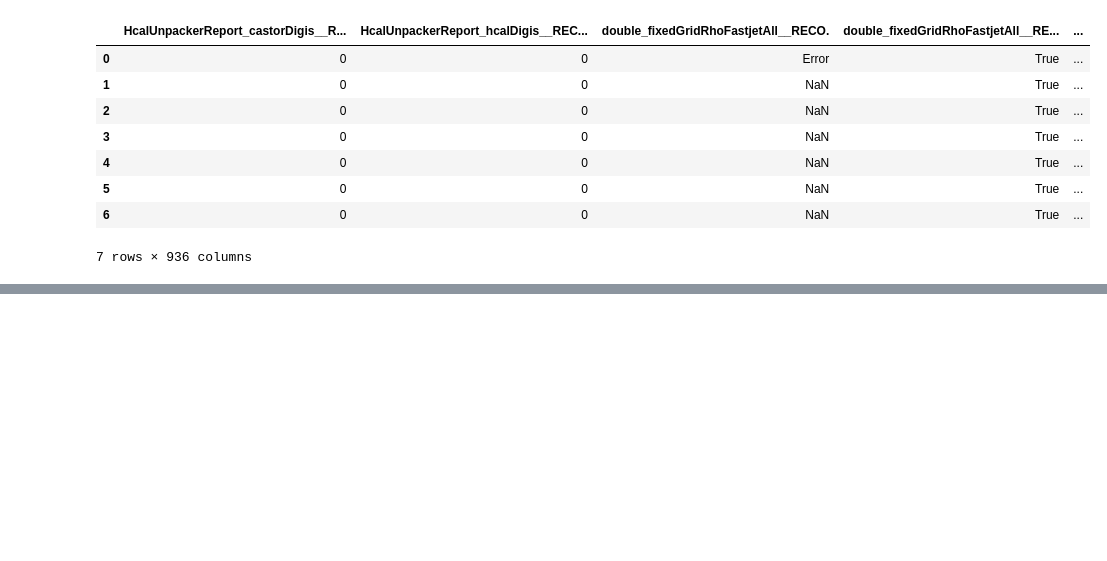
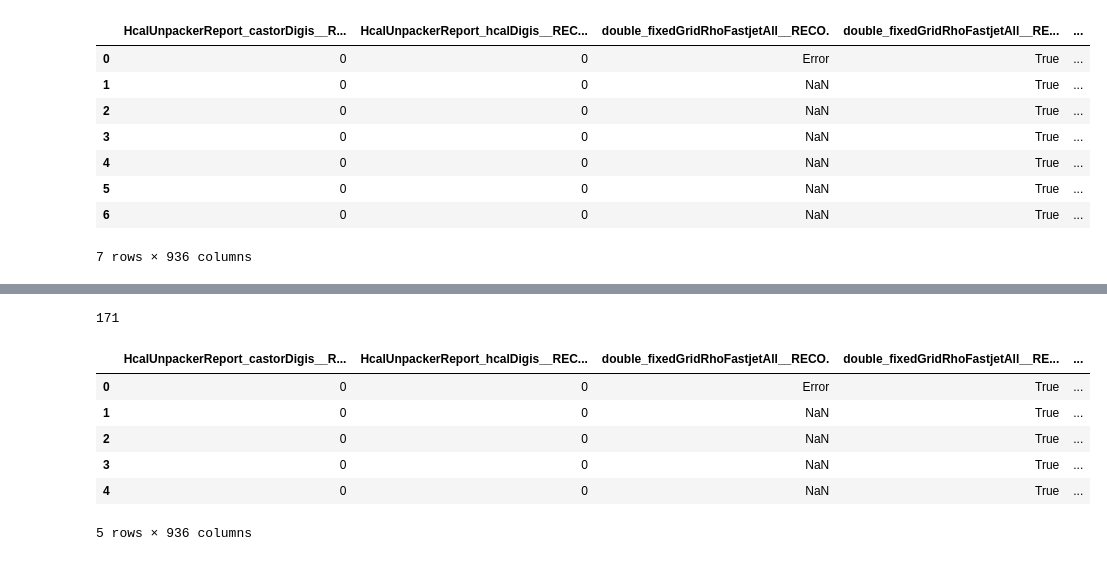
Before and after one commit to abdrmo/MuraAI0, a Jupyter notebook: pid_poet_020_61.ipynb, the cells around one changed output, grey strips where cells are left out. Cells and saved outputs as stored; diff of their text form; code cells hidden in the pictures; blank space fills up the shorter version.

```diff
--- a/pid_poet_020_61.ipynb
+++ b/pid_poet_020_61.ipynb
@@ -980,3 +974,13 @@ df_t.head(7)
 | 5 | 0 | 0 | NaN | True | ... |
 | 6 | 0 | 0 | NaN | True | ... |
 7 rows × 936 columns
+# %%
+# @title 0_W23, , truncated_xsl
+# @title S0-2-0__W21, full_col
+# @title 0_U23, , truncated_xsl
+
+# not all z branches, it's Trunc earlier
+df_kinematic_branches_xsl = pd.read_excel('/content/drive/MyDrive/Copy of kinematic_branch_data.xlsx')
+dft = df_kinematic_branches_xsl.copy()
+
+dft.head(3)
@@ -982,0 +993,10 @@ df_t.head(7)
+# %%
+# dft0 = dft.cols  #TypeError: 'Index' object is not callable
+# cols = [col.rsplit('/', 1)[-1] for col in dft0]
+# dft1 = dft0.columns(cols)
+# dft = dft.columns(col.rsplit('/', 1) for col in dft.columns)
+## also TypeError: 'Index' object is not callable
+
+# dft.columns = [col.rsplit('/', 1) for col in dft.columns] #ValueError: all arrays must be same length
+dft.columns = [col.rsplit('/', 1)[-1] for col in dft.columns]
+dft.head(3)
@@ -982,0 +1009,18 @@ df_t.head(7)
+# %%
+df = df_kinematic_branches_xsl.copy()
+
+# Keywords to keep
+keywords = ['fCoordinates', 'fPt', 'JetExtender',
+            'TracksAtCalo', 'fEta', 'fPhi', 'TracksAtVertex']
+
+# Filter columns
+columns_to_keep = [col for col in df.columns if any(keyword in col for keyword in keywords)]
+filtered_df = df[columns_to_keep]
+
+# Get dropped columns
+dropped_columns = [col for col in df.columns if col not in columns_to_keep]
+num_dropped = len(dropped_columns)
+
+print("Kept Columns:", filtered_df.columns.tolist())
+print("\nDropped Columns:", dropped_columns)
+print("Number of Dropped Columns:", num_dropped)
@@ -982,0 +1032,15 @@ df_t.head(7)
+# %%
+print(len(columns_to_keep))
+# %% [output]
+171
+# %%
+dft1 = filtered_df.copy()
+dft.head()
+# %% [output]
+|  | HcalUnpackerReport_castorDigis__R... | HcalUnpackerReport_hcalDigis__REC... | double_fixedGridRhoFastjetAll__RECO. | double_fixedGridRhoFastjetAll__RE... | ... |
+| 0 | 0 | 0 | Error | True | ... |
+| 1 | 0 | 0 | NaN | True | ... |
+| 2 | 0 | 0 | NaN | True | ... |
+| 3 | 0 | 0 | NaN | True | ... |
+| 4 | 0 | 0 | NaN | True | ... |
+5 rows × 936 columns
```
Also changed, not shown: parts of 14 cells of this notebook.
